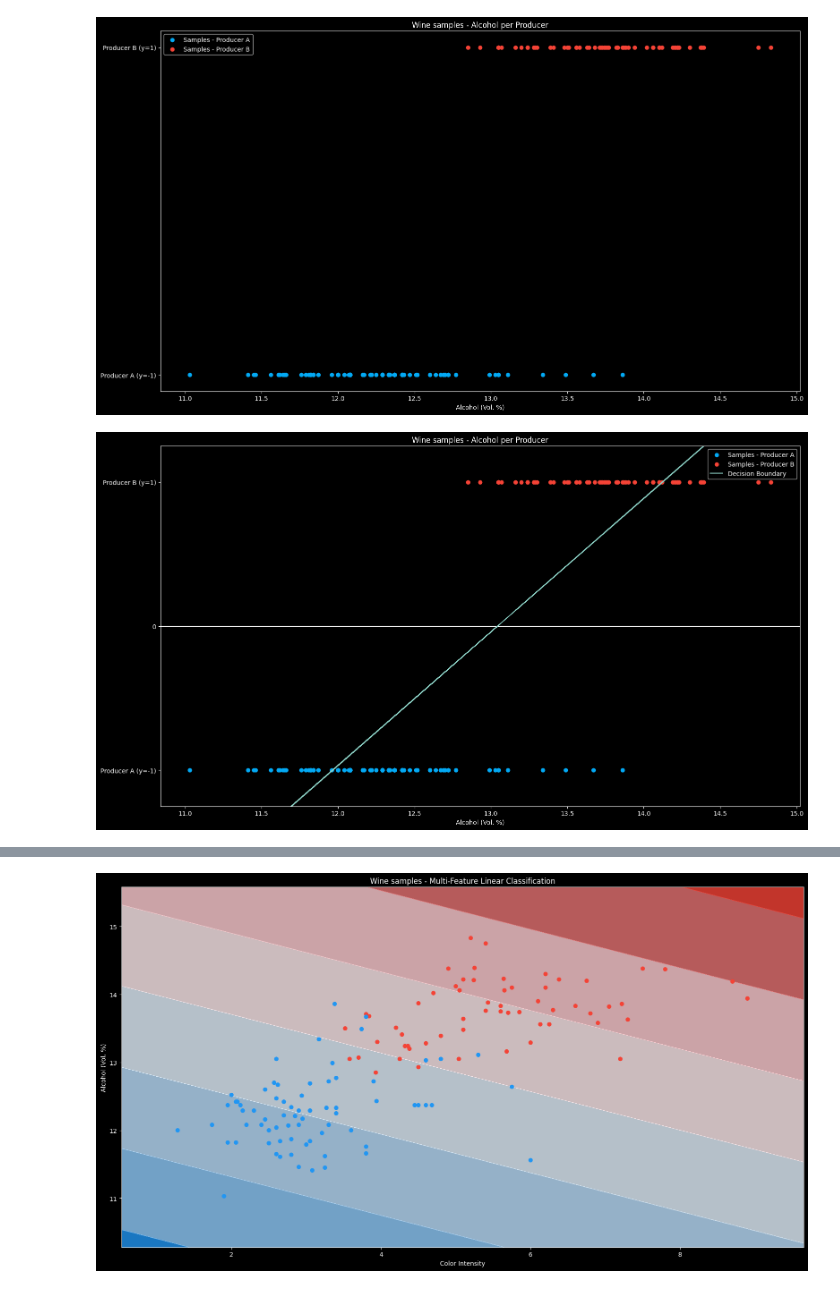
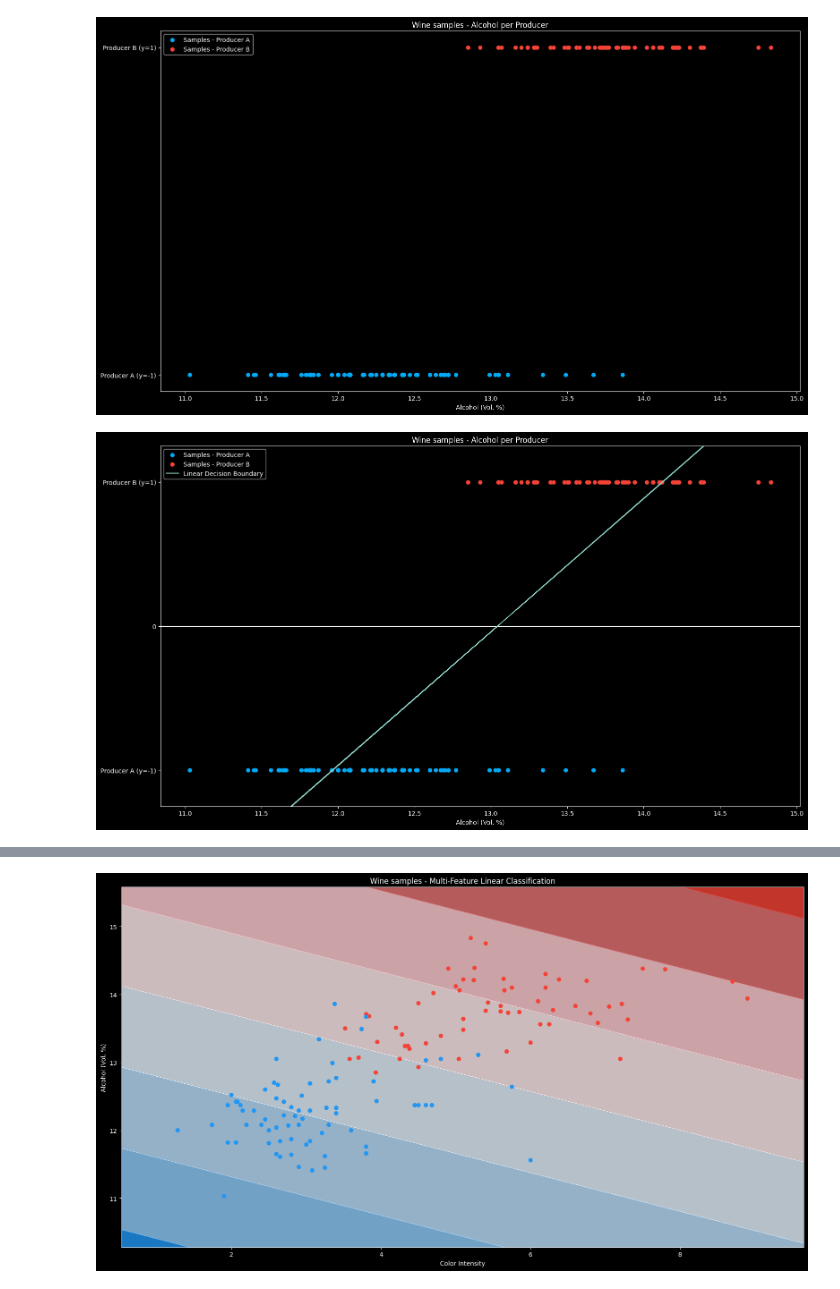
Before and after one commit to MinerMax555/tfo-ai-presentation, a Jupyter notebook: wine-basics.ipynb, the cells around one changed output, grey strips where cells are left out. Drawn from its saved outputs; the diff is of its cells as text; code cells hidden in the pictures.

```diff
--- a/wine-basics.ipynb
+++ b/wine-basics.ipynb
@@ -143,30 +143,30 @@ plt.show()
 # %%
 # Classification between Producer 1 and 2 - Linear classifier visualization
 
 # create a linear regression model
 model = LinearRegression()
 model.fit(X_classification[['alcohol']], y_classification)
 y_pred = model.predict(X_classification[['alcohol']])
 
 fig, ax = plt.subplots()
 fig.set_size_inches(16, 9)
 ax.set_title('Wine samples - Alcohol per Producer')
 ax.set_xlabel('Alcohol (Vol. %)')
 
 ax.scatter(X_classification[y_classification == -1]['alcohol'], y_classification[y_classification == -1], c='#03A9F4',
            label="Samples - Producer A")
 ax.scatter(X_classification[y_classification == 1]['alcohol'], y_classification[y_classification == 1], c='#F44336',
            label="Samples - Producer B")
 ax.set_yticks([-1, 0, 1], ["Producer A (y=-1)", "0", "Producer B (y=1)"])
 ax.set_ylim(-1.25, 1.25)
 
 ax.axhline(0)
 
-ax.plot(X_classification[['alcohol']], y_pred, label='Decision Boundary')
+ax.plot(X_classification[['alcohol']], y_pred, label='Linear Decision Boundary')
 
 ax.legend()
 plt.tight_layout()
 plt.savefig(IMG_FOLDER / '05_wine_classification_linear.png', dpi=450)
 plt.show()
 # %% [output]
-[figure, old version]
+[figure, new version]
```
Also changed, not shown: parts of 4 cells of this notebook, 5 other files.
